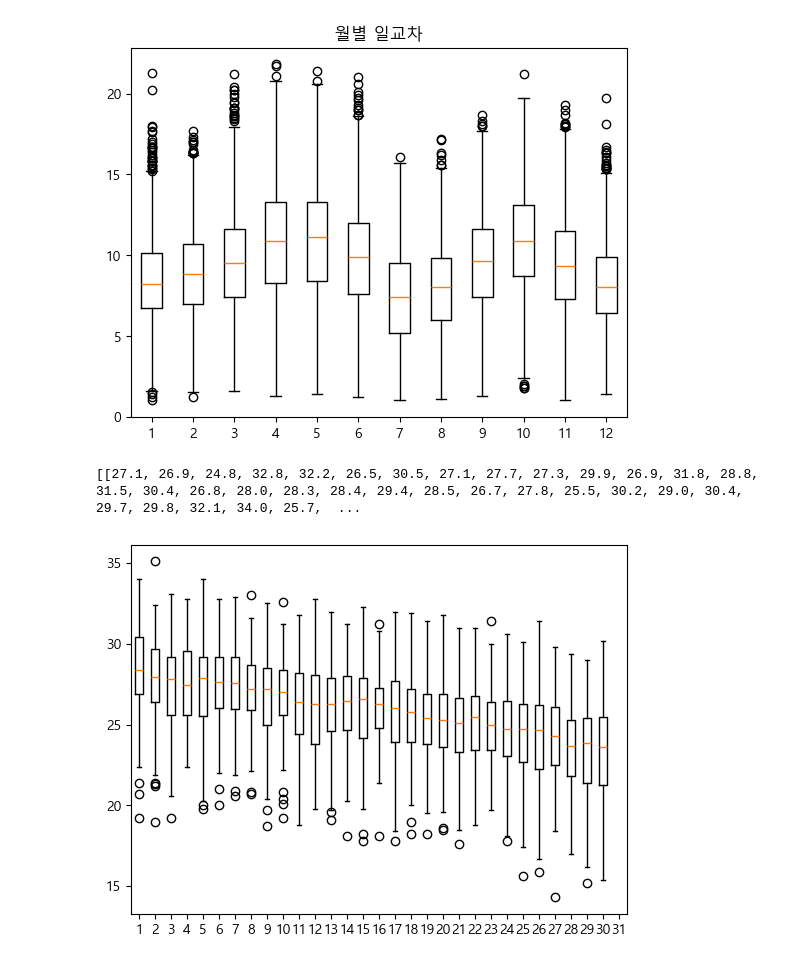
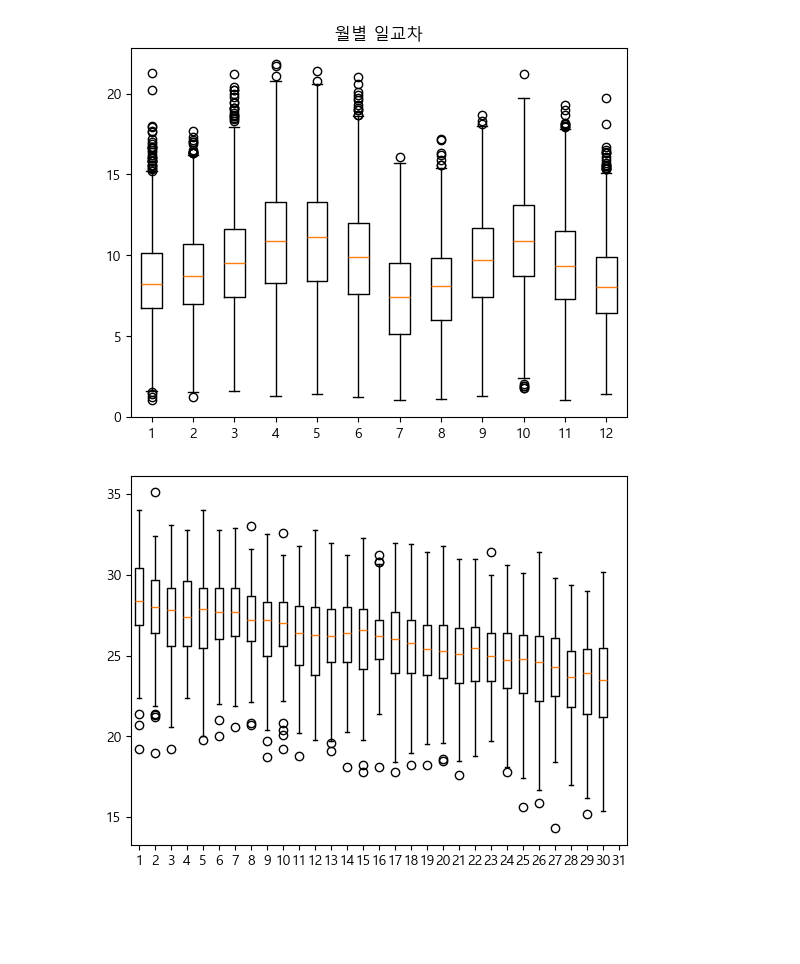
Before and after one commit to Haileyhaha/python, a Jupyter notebook: csv/공공데이터와 CSV포맷.ipynb, the cells around one changed output. Saved outputs shown, nothing was run; the diff lists cells and outputs as text; code cells hidden in the pictures; blank space fills up the shorter version.

```diff
--- a/csv/공공데이터와 CSV포맷.ipynb
+++ b/csv/공공데이터와 CSV포맷.ipynb
@@ -235,10 +188,10 @@ False
 # %%
 # 생일 데이터만 출력
 import csv
-data = csv.reader(open('seoultemp.csv'))
+data = csv.reader(open('seoultemp.csv', encoding='utf-8'))
 next(data)
 for row in data:
     if row[-1] != '':
-        if '-07-18' in row[0]:
+        if '.7.18' in row[0]:
             print(row)
 # %% [output]
@@ -262,12 +215,12 @@ for row in data:
 # %%
 # 생일데이터만 리스트로 저장
 import csv
-data = csv.reader(open('seoultemp.csv'))
+data = csv.reader(open('seoultemp.csv', encoding='utf-8'))
 next(data)
 x = []
 for row in data:
     if row[-1] != '':
-        if '-07-18' in row[0]:
+        if '.7.18' in row[0]:
             x.append(float(row[-1]))
 print(x)
 # %% [output]
@@ -292,15 +245,15 @@ print(date.split('-'))
 ['2000', '01', '01']
 # %%
 import csv
-data = csv.reader(open('seoultemp.csv'))
+data = csv.reader(open('seoultemp.csv', encoding='utf-8'))
 next(data)
 july =[]
 august =[]
 for row in data:
     if row[-1] != '' and row[-2] !='':
-        if row[0].split('-')[1] == '07':
+        if row[0].split('.')[1] == '7':
             july.append(float(row[-1])-float(row[-2]))
-        if row[0].split('-')[1] == '08':
+        if row[0].split('.')[1] == '8':
             august.append(float(row[-1])-float(row[-2]))
 
 import matplotlib.pyplot as plt
@@ -311,7 +264,7 @@ plt.show()
 # %%
 #1년중 일교차가 가장 큰달은?
 import csv
-data = csv.reader(open('seoultemp.csv'))
+data = csv.reader(open('seoultemp.csv', encoding='utf-8'))
 next(data)
 x=[]
 
@@ -321,7 +274,7 @@ print(x)
 
 for row in data:
     if row[-1] != '' and row[-2] != '':
-        x[int(row[0].split('-')[1]) - 1].append(float(row[-1])-float(row[-2]))
+        x[int(row[0].split('.')[1]) - 1].append(float(row[-1])-float(row[-2]))
 
 import matplotlib.pyplot as plt
 plt.rcParams['font.family'] = 'Malgun Gothic'
@@ -336,23 +289,21 @@ plt.show()
 # %%
 # 가장 덥고, 가장 추운날?
 import csv
-data = csv.reader(open('seoultemp.csv'))
+data = csv.reader(open('seoultemp.csv', encoding='utf-8'))
 next(data)
 
 x=[]
 temp =[]
 
 for i in range(31):
     temp.append([])
 for row in data:
     if row[-1] != '' :
-        if row[0].split('-')[1] == '09' :
-            temp[int(row[0].split('-')[2])-1].append(float(row[-1]))
-print(temp)
+        if row[0].split('.')[1] == '9' :
+            temp[int(row[0].split('.')[2])-1].append(float(row[-1]))
 
 import matplotlib.pyplot as plt
 plt.boxplot(temp)
 plt.show()
 # %% [output]
-[[27.1, 26.9, 24.8, 32.8, 32.2, 26.5, 30.5, 27.1, 27.7, 27.3, 29.9, 26.9, 31.8, 28.8, 31.5, 30.4, 26.8, 28.0, 28.3, 28.4, 29.4, 28.5, 26.7, 27.8, 25.5, 30.2, 29.0, 30.4, 29.7, 29.8, 32.1, 34.0, 25.7,  ...
-[figure, old version]
+[figure, new version]
```
Also changed, not shown: parts of 7 cells of this notebook, 3 other files.
